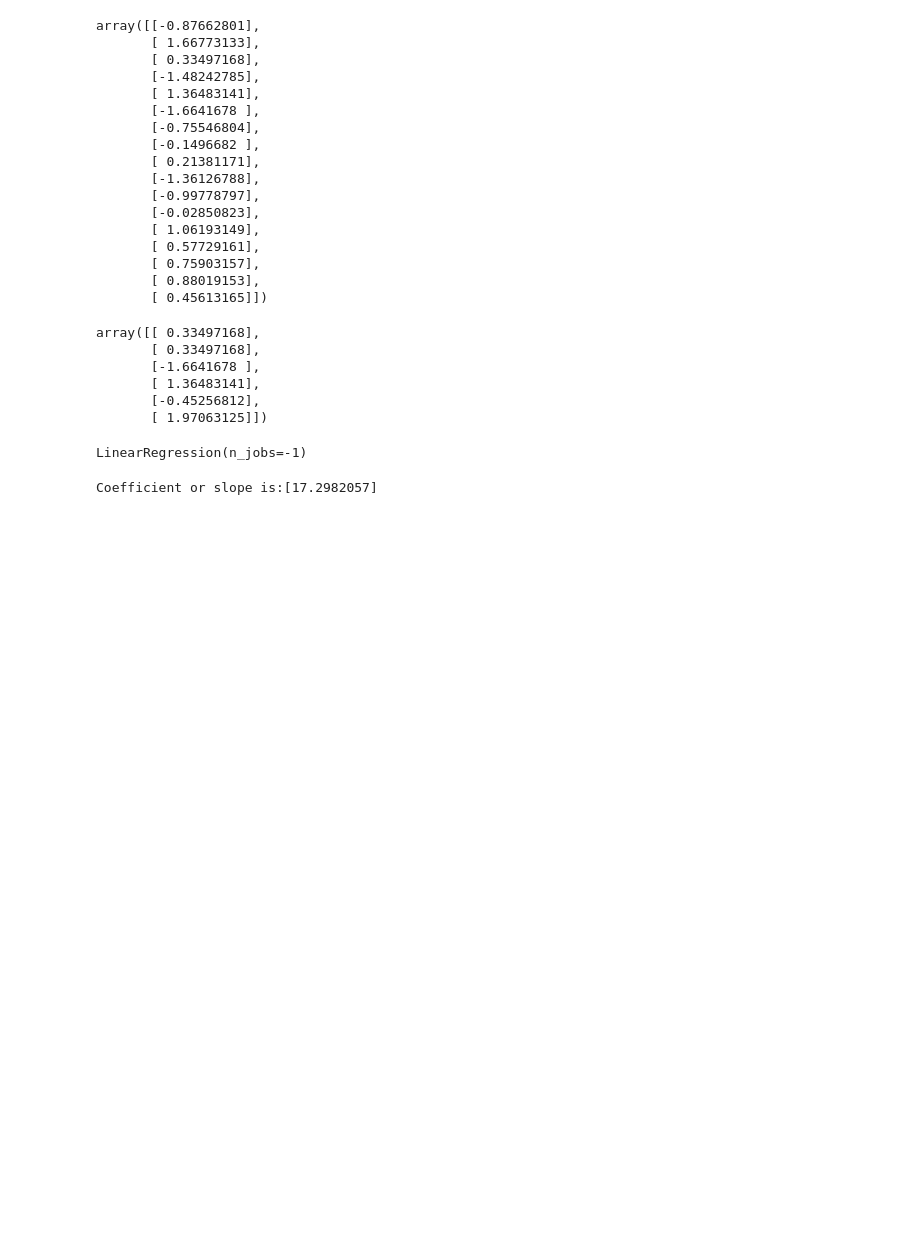
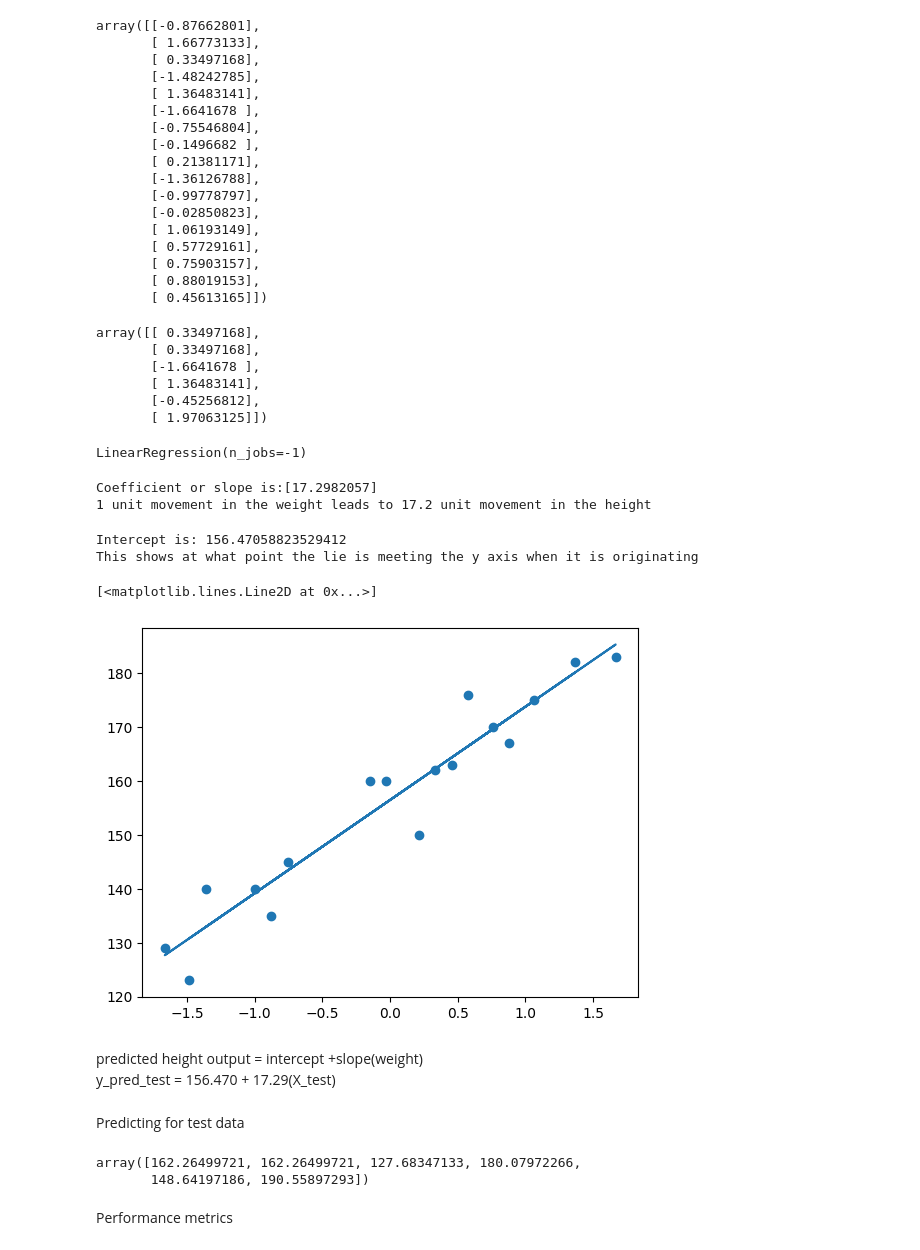
Before and after one commit to Namir50/Data-Science-Machine-learning-tutorial, a Jupyter notebook: Linear Regression/simple_linear_regression.ipynb, the cells around one changed output. Drawn from its saved outputs; the diff is of its cells as text; code cells hidden in the pictures; blank space fills up the shorter version.

Commit message:
Performance Metrics

```diff
--- a/Linear Regression/simple_linear_regression.ipynb
+++ b/Linear Regression/simple_linear_regression.ipynb
@@ -166,6 +166,33 @@ l_regression.fit(X_train,Y_train)
 # %% [output]
 LinearRegression(n_jobs=-1)
 # %%
-print(f"Coefficient or slope is:{l_regression.coef_}")   #This is the slope or slope
+print(f"Coefficient or slope is:{l_regression.coef_}")   #This is the slope or coefficient
+print("1 unit movement in the weight leads to 17.2 unit movement in the height")
 # %% [output]
 Coefficient or slope is:[17.2982057]
+1 unit movement in the weight leads to 17.2 unit movement in the height
+# %%
+print(f"Intercept is: {l_regression.intercept_}")  #This is intercept
+print("This shows at what point the lie is meeting the y axis when it is originating")
+# %% [output]
+Intercept is: 156.47058823529412
+This shows at what point the lie is meeting the y axis when it is originating
+# %%
+plt.scatter(X_train,Y_train)
+plt.plot(X_train,l_regression.predict(X_train))
+# %% [output]
+[<matplotlib.lines.Line2D at 0x...>]
+[figure, added]
+# %% [markdown]
+predicted height output = intercept +slope(weight) <br>
+y_pred_test = 156.470 + 17.29(X_test)
+# %% [markdown]
+Predicting for test data
+# %%
+y_pred= l_regression.predict(X_test)
+y_pred
+# %% [output]
+array([162.26499721, 162.26499721, 127.68347133, 180.07972266,
+       148.64197186, 190.55897293])
+# %% [markdown]
+Performance metrics
```
Also changed, not shown: parts of 5 cells of this notebook.
